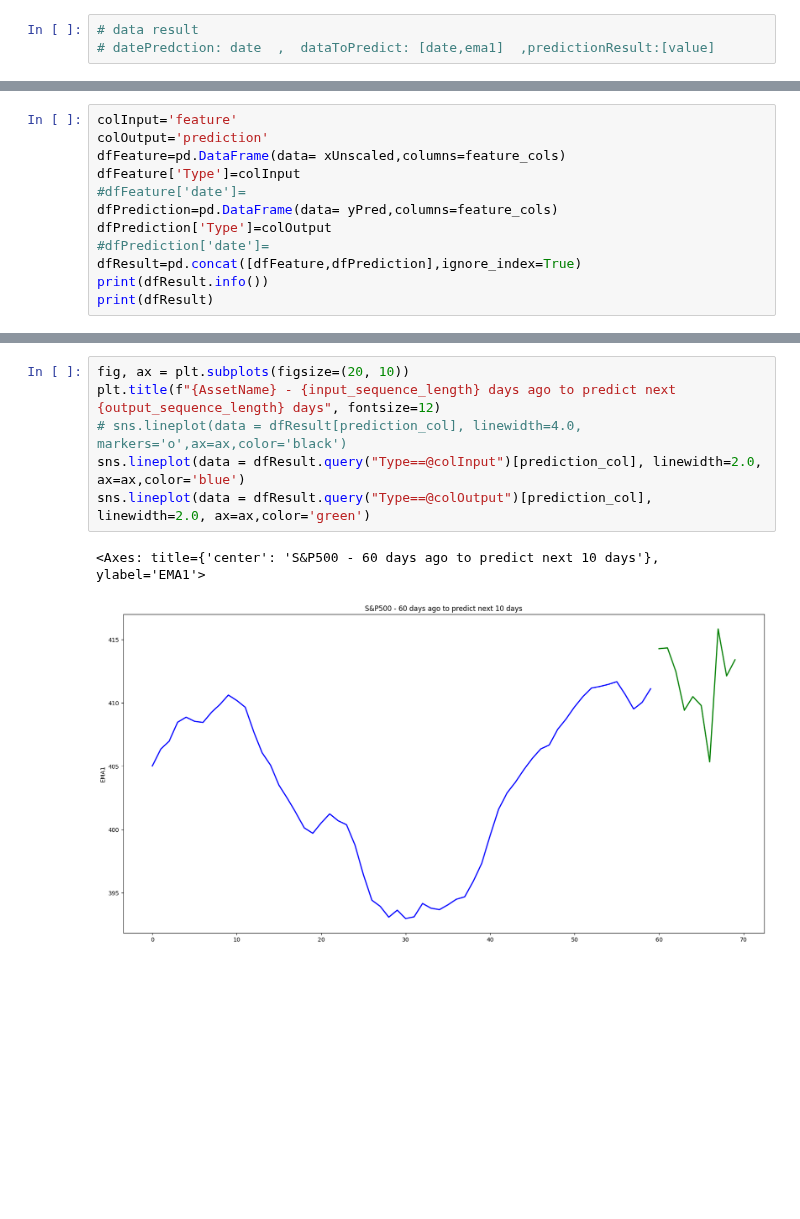
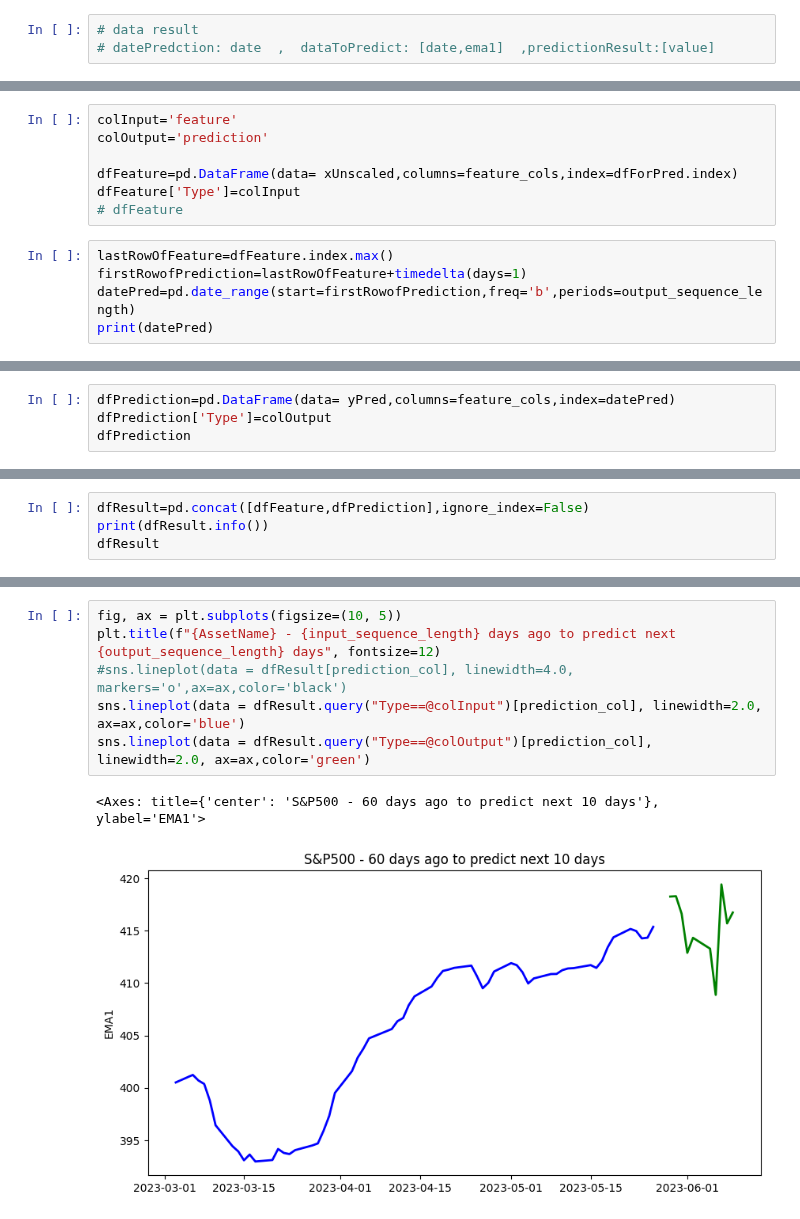
Before and after one commit to technqvi/TimeSeriesML-FinMarket, a Jupyter notebook: forecast-asset/forecast_asset_movement.ipynb, the cells around one changed output, grey strips where cells are left out. Cells and saved outputs as stored; diff of their text form; blank space fills up the shorter version.

```diff
--- a/forecast-asset/forecast_asset_movement.ipynb
+++ b/forecast-asset/forecast_asset_movement.ipynb
@@ -234,13 +257,13 @@ print(yPred.shape)
+# %%
+colInput='feature'
+colOutput='prediction'
+
+dfFeature=pd.DataFrame(data= xUnscaled,columns=feature_cols,index=dfForPred.index)
+dfFeature['Type']=colInput
+# dfFeature
 # %%
-colInput='feature'
-colOutput='prediction'
-dfFeature=pd.DataFrame(data= xUnscaled,columns=feature_cols)
-dfFeature['Type']=colInput
-#dfFeature['date']=
-dfPrediction=pd.DataFrame(data= yPred,columns=feature_cols)
-dfPrediction['Type']=colOutput
-#dfPrediction['date']=
-dfResult=pd.concat([dfFeature,dfPrediction],ignore_index=True)
-print(dfResult.info())
-print(dfResult)
+lastRowOfFeature=dfFeature.index.max()
+firstRowofPrediction=lastRowOfFeature+timedelta(days=1)
+datePred=pd.date_range(start=firstRowofPrediction,freq='b',periods=output_sequence_length)
+print(datePred)
 # %% [output]
@@ -263,0 +274,4 @@ None
+# %%
+dfPrediction=pd.DataFrame(data= yPred,columns=feature_cols,index=datePred)
+dfPrediction['Type']=colOutput
+dfPrediction
@@ -263,0 +290,4 @@ None
+# %%
+dfResult=pd.concat([dfFeature,dfPrediction],ignore_index=False)
+print(dfResult.info())
+dfResult
@@ -264,9 +318,9 @@ None
 # %%
-fig, ax = plt.subplots(figsize=(20, 10))
+fig, ax = plt.subplots(figsize=(10, 5))
 plt.title(f"{AssetName} - {input_sequence_length} days ago to predict next {output_sequence_length} days", fontsize=12)
-# sns.lineplot(data = dfResult[prediction_col], linewidth=4.0,  markers='o',ax=ax,color='black')
+#sns.lineplot(data = dfResult[prediction_col], linewidth=4.0,  markers='o',ax=ax,color='black')
 sns.lineplot(data = dfResult.query("Type==@colInput")[prediction_col], linewidth=2.0, ax=ax,color='blue')
 sns.lineplot(data = dfResult.query("Type==@colOutput")[prediction_col], linewidth=2.0, ax=ax,color='green')
 # %% [output]
 <Axes: title={'center': 'S&P500 - 60 days ago to predict next 10 days'}, ylabel='EMA1'>
-[figure, old version]
+[figure, new version]
```
Also changed, not shown: parts of 10 cells of this notebook.
